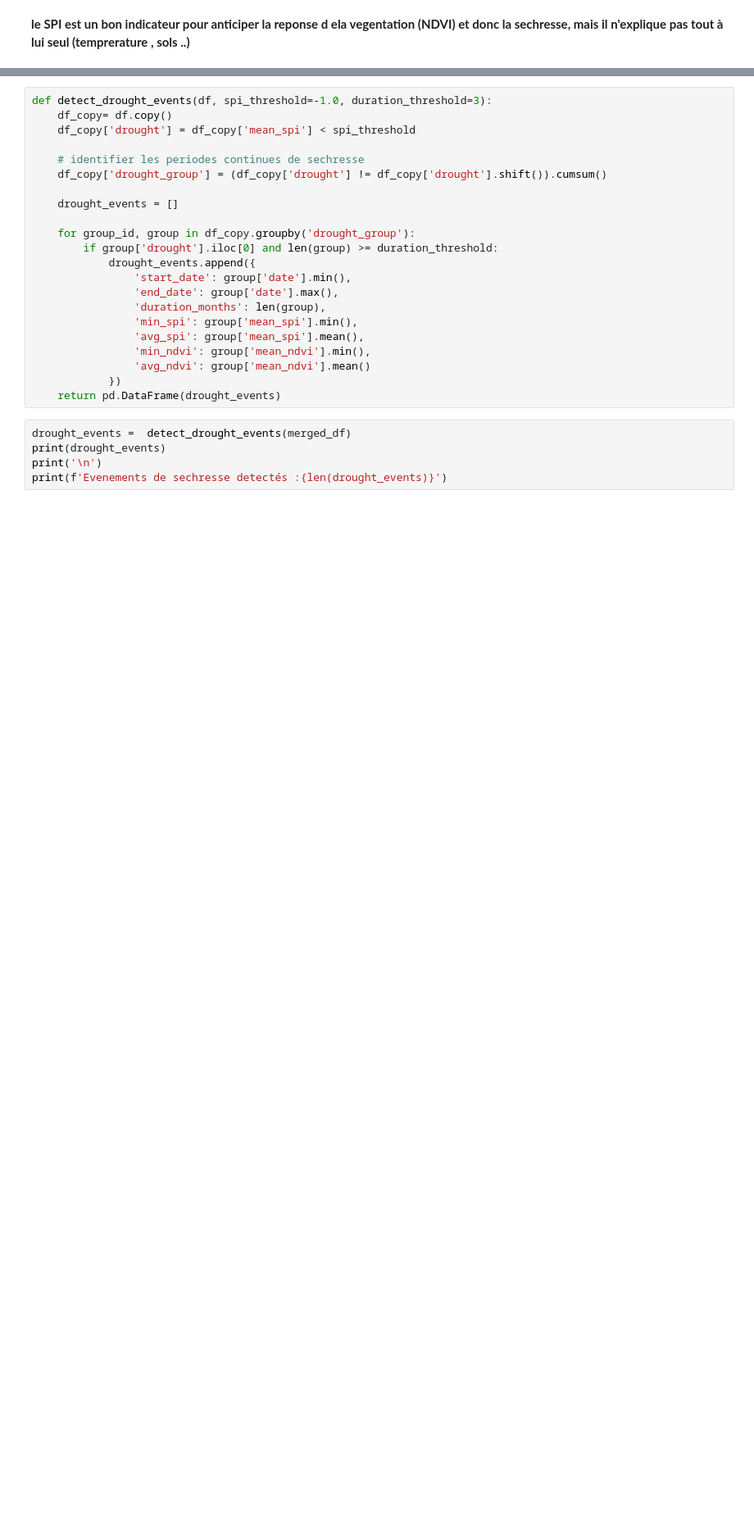
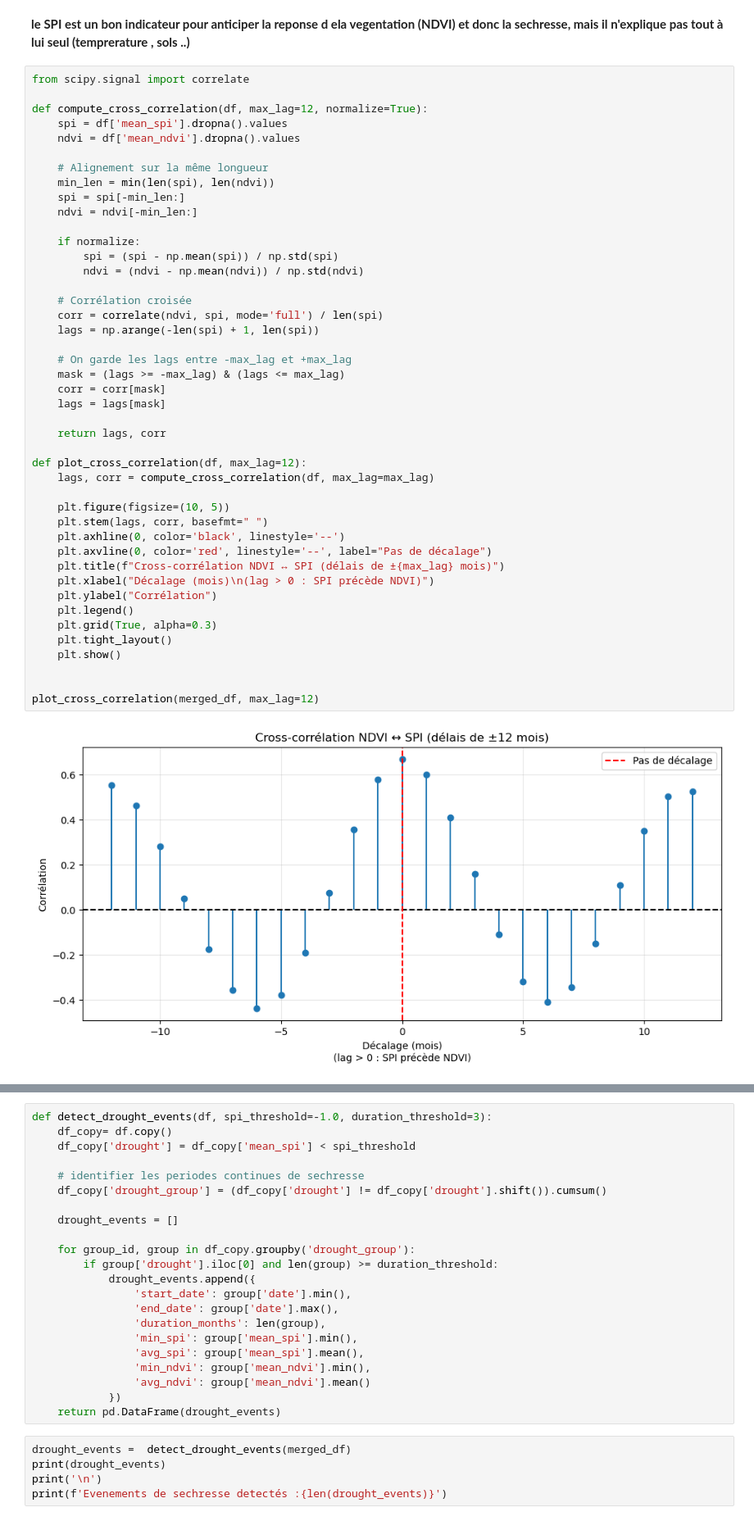
Before and after one commit to adam04-D/Drought-monitoring, a Jupyter notebook: main.ipynb, the cells around one changed output, grey strips where cells are left out. Shown at 82% size. Drawn from its saved outputs; the diff is of its cells as text; blank space fills up the shorter version.

```diff
--- a/main.ipynb
+++ b/main.ipynb
@@ -542,4 +685,50 @@ Analyse de la correlation entre SPI et NDVI:
 [figure]
 # %% [markdown]
 **le SPI est un bon indicateur pour anticiper la reponse d ela vegentation (NDVI) et donc la sechresse, mais il n'explique pas tout à lui seul (temprerature , sols ..)**
+# %%
+from scipy.signal import correlate
+
+def compute_cross_correlation(df, max_lag=12, normalize=True):
+    spi = df['mean_spi'].dropna().values
+    ndvi = df['mean_ndvi'].dropna().values
+
+    # Alignement sur la même longueur
+    min_len = min(len(spi), len(ndvi))
+    spi = spi[-min_len:]
+    ndvi = ndvi[-min_len:]
+
+    if normalize:
+        spi = (spi - np.mean(spi)) / np.std(spi)
+        ndvi = (ndvi - np.mean(ndvi)) / np.std(ndvi)
+
+    # Corrélation croisée
+    corr = correlate(ndvi, spi, mode='full') / len(spi)
+    lags = np.arange(-len(spi) + 1, len(spi))
+
+    # On garde les lags entre -max_lag et +max_lag
+    mask = (lags >= -max_lag) & (lags <= max_lag)
+    corr = corr[mask]
+    lags = lags[mask]
+
+    return lags, corr
+
+def plot_cross_correlation(df, max_lag=12):
+    lags, corr = compute_cross_correlation(df, max_lag=max_lag)
+
+    plt.figure(figsize=(10, 5))
+    plt.stem(lags, corr, basefmt=" ")
+    plt.axhline(0, color='black', linestyle='--')
+    plt.axvline(0, color='red', linestyle='--', label="Pas de décalage")
+    plt.title(f"Cross-corrélation NDVI ↔ SPI (délais de ±{max_lag} mois)")
+    plt.xlabel("Décalage (mois)\n(lag > 0 : SPI précède NDVI)")
+    plt.ylabel("Corrélation")
+    plt.legend()
+    plt.grid(True, alpha=0.3)
+    plt.tight_layout()
+    plt.show()
+
+
+plot_cross_correlation(merged_df, max_lag=12)
+# %% [output]
+[figure, added]
 # %% [markdown]
```
Also changed, not shown: parts of 63 cells of this notebook, 6 other files.
